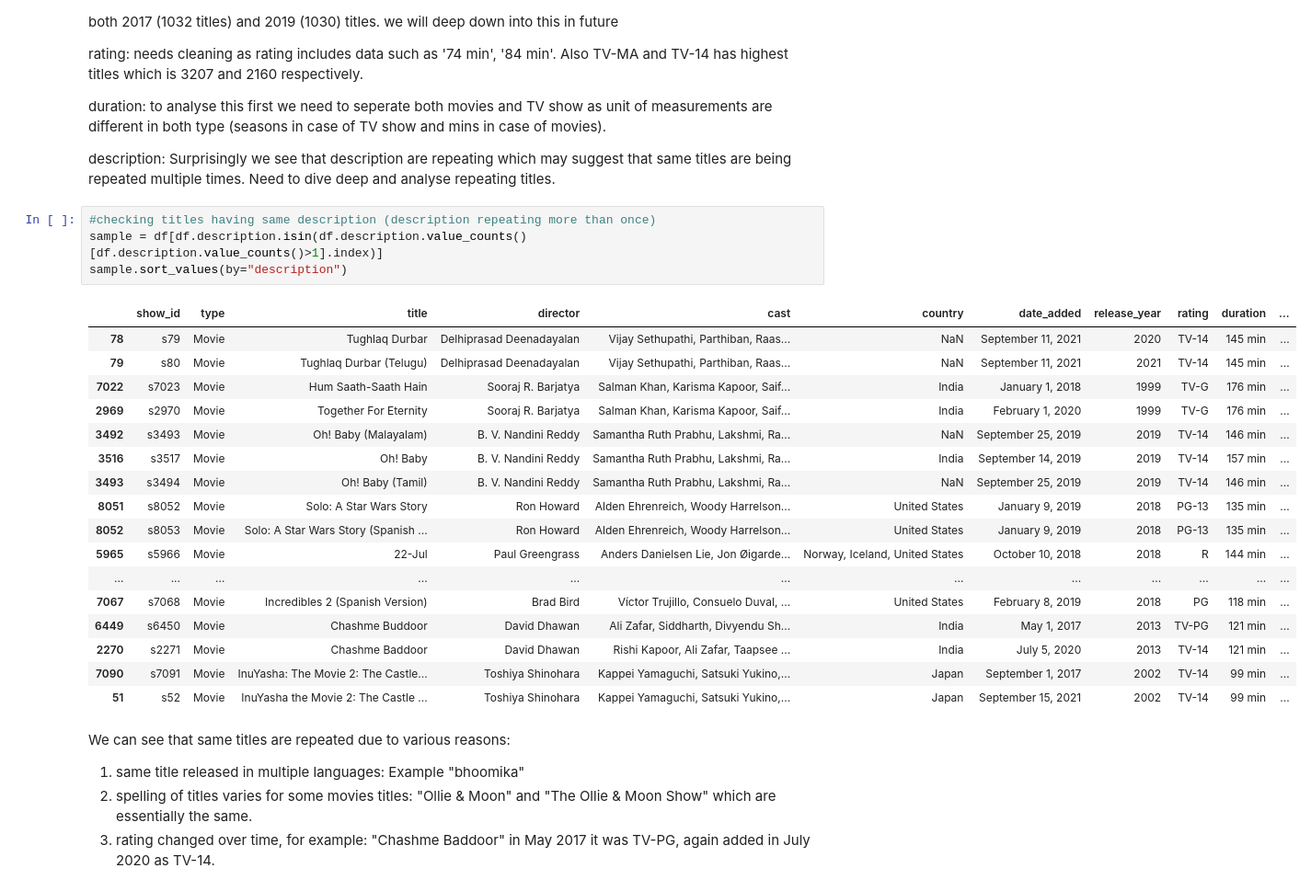
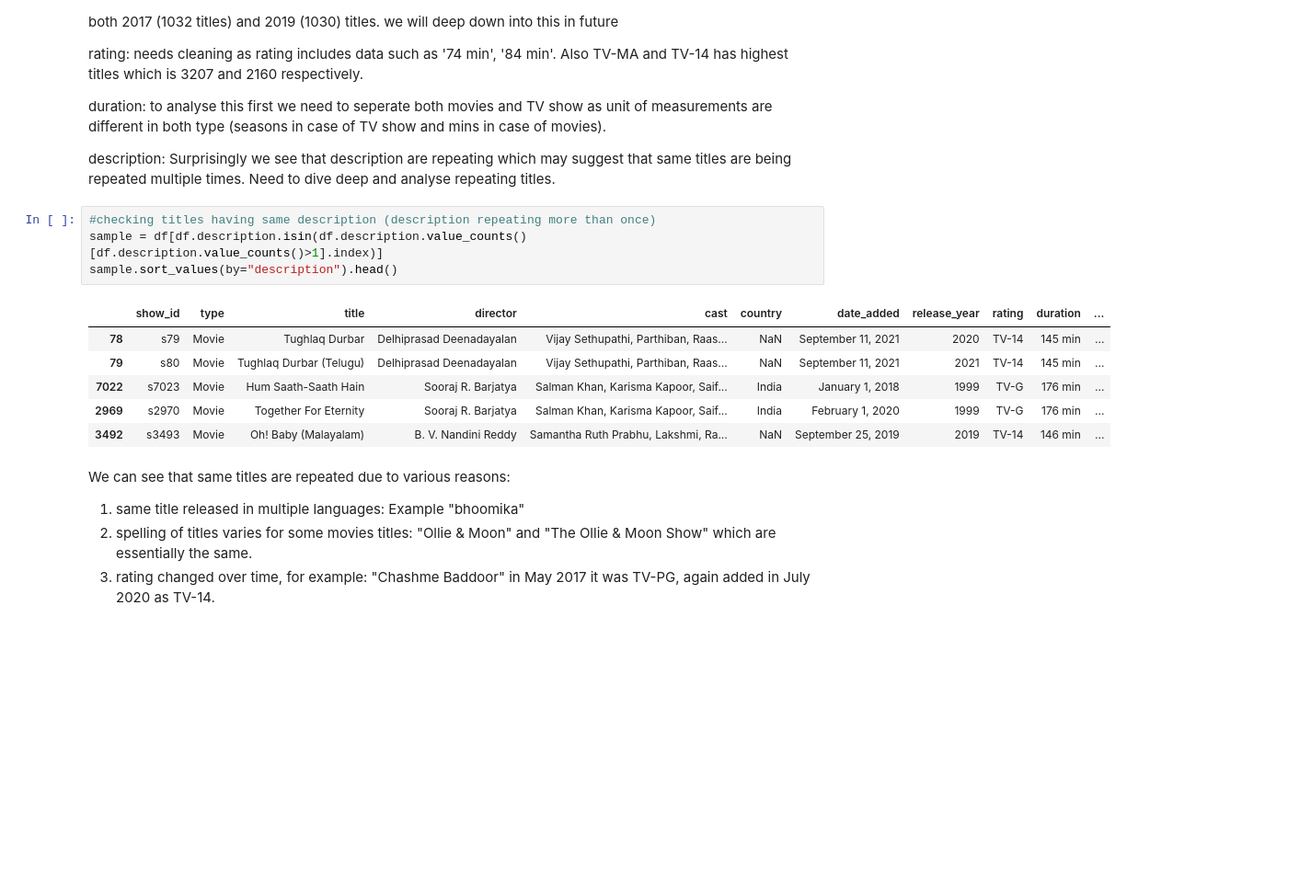
Before and after one commit to Grey-hatcoder/My-Coding-files, a Jupyter notebook: Netflix_Business_Case_Study.ipynb, the cells around one changed output. Shown at 92% size. Drawn from its saved outputs; the diff is of its cells as text; blank space fills up the shorter version.

```diff
--- a/Netflix_Business_Case_Study.ipynb
+++ b/Netflix_Business_Case_Study.ipynb
@@ -200,25 +200,14 @@ description: Surprisingly we see that description are repeating which may sugges
 # %%
 #checking titles having same description (description repeating more than once)
 sample = df[df.description.isin(df.description.value_counts()[df.description.value_counts()>1].index)]
-sample.sort_values(by="description")
+sample.sort_values(by="description").head()
 # %% [output]
 |  | show_id | type | title | director | cast | country | date_added | release_year | rating | duration | ... |
 | 78 | s79 | Movie | Tughlaq Durbar | Delhiprasad Deenadayalan | Vijay Sethupathi, Parthiban, Raas... | NaN | September 11, 2021 | 2020 | TV-14 | 145 min | ... |
 | 79 | s80 | Movie | Tughlaq Durbar (Telugu) | Delhiprasad Deenadayalan | Vijay Sethupathi, Parthiban, Raas... | NaN | September 11, 2021 | 2021 | TV-14 | 145 min | ... |
 | 7022 | s7023 | Movie | Hum Saath-Saath Hain | Sooraj R. Barjatya | Salman Khan, Karisma Kapoor, Saif... | India | January 1, 2018 | 1999 | TV-G | 176 min | ... |
 | 2969 | s2970 | Movie | Together For Eternity | Sooraj R. Barjatya | Salman Khan, Karisma Kapoor, Saif... | India | February 1, 2020 | 1999 | TV-G | 176 min | ... |
 | 3492 | s3493 | Movie | Oh! Baby (Malayalam) | B. V. Nandini Reddy | Samantha Ruth Prabhu, Lakshmi, Ra... | NaN | September 25, 2019 | 2019 | TV-14 | 146 min | ... |
-| 3516 | s3517 | Movie | Oh! Baby | B. V. Nandini Reddy | Samantha Ruth Prabhu, Lakshmi, Ra... | India | September 14, 2019 | 2019 | TV-14 | 157 min | ... |
-| 3493 | s3494 | Movie | Oh! Baby (Tamil) | B. V. Nandini Reddy | Samantha Ruth Prabhu, Lakshmi, Ra... | NaN | September 25, 2019 | 2019 | TV-14 | 146 min | ... |
-| 8051 | s8052 | Movie | Solo: A Star Wars Story | Ron Howard | Alden Ehrenreich, Woody Harrelson... | United States | January 9, 2019 | 2018 | PG-13 | 135 min | ... |
-| 8052 | s8053 | Movie | Solo: A Star Wars Story (Spanish ... | Ron Howard | Alden Ehrenreich, Woody Harrelson... | United States | January 9, 2019 | 2018 | PG-13 | 135 min | ... |
-| 5965 | s5966 | Movie | 22-Jul | Paul Greengrass | Anders Danielsen Lie, Jon Øigarde... | Norway, Iceland, United States | October 10, 2018 | 2018 | R | 144 min | ... |
-| ... | ... | ... | ... | ... | ... | ... | ... | ... | ... | ... | ... |
-| 7067 | s7068 | Movie | Incredibles 2 (Spanish Version) | Brad Bird | Víctor Trujillo, Consuelo Duval, ... | United States | February 8, 2019 | 2018 | PG | 118 min | ... |
-| 6449 | s6450 | Movie | Chashme Buddoor | David Dhawan | Ali Zafar, Siddharth, Divyendu Sh... | India | May 1, 2017 | 2013 | TV-PG | 121 min | ... |
-| 2270 | s2271 | Movie | Chashme Baddoor | David Dhawan | Rishi Kapoor, Ali Zafar, Taapsee ... | India | July 5, 2020 | 2013 | TV-14 | 121 min | ... |
-| 7090 | s7091 | Movie | InuYasha: The Movie 2: The Castle... | Toshiya Shinohara | Kappei Yamaguchi, Satsuki Yukino,... | Japan | September 1, 2017 | 2002 | TV-14 | 99 min | ... |
-| 51 | s52 | Movie | InuYasha the Movie 2: The Castle ... | Toshiya Shinohara | Kappei Yamaguchi, Satsuki Yukino,... | Japan | September 15, 2021 | 2002 | TV-14 | 99 min | ... |
 # %% [markdown]
 We can see that same titles are repeated due to various reasons:
 
```
Also changed, not shown: parts of 27 cells of this notebook.
